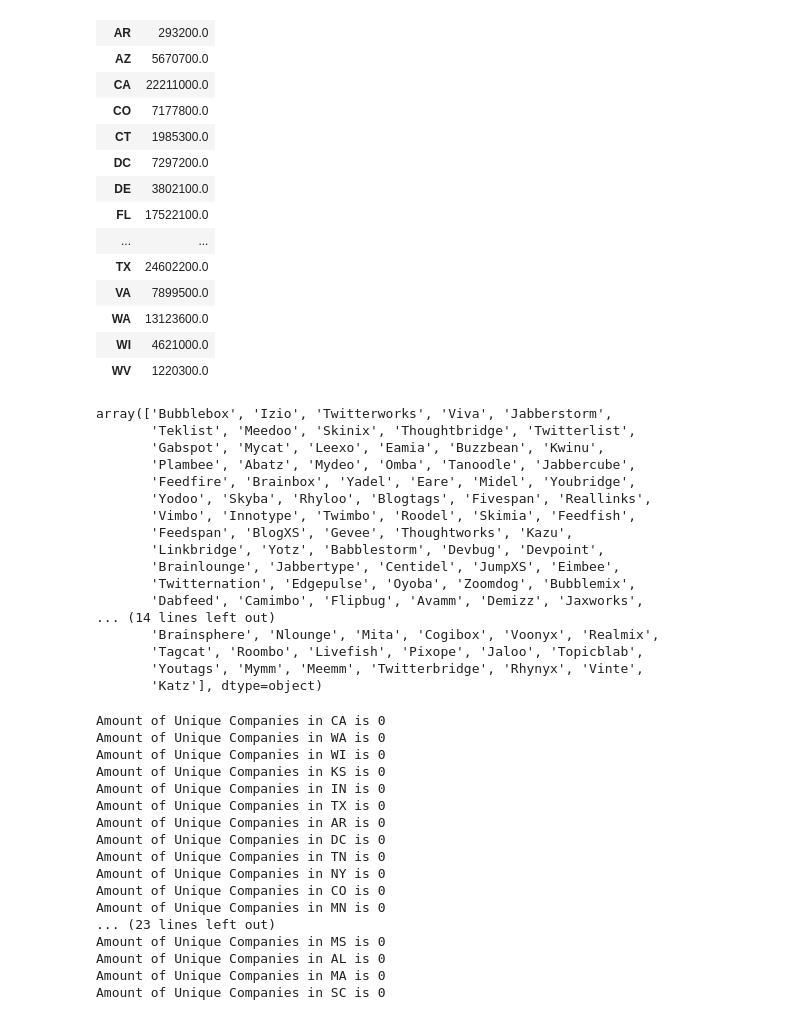
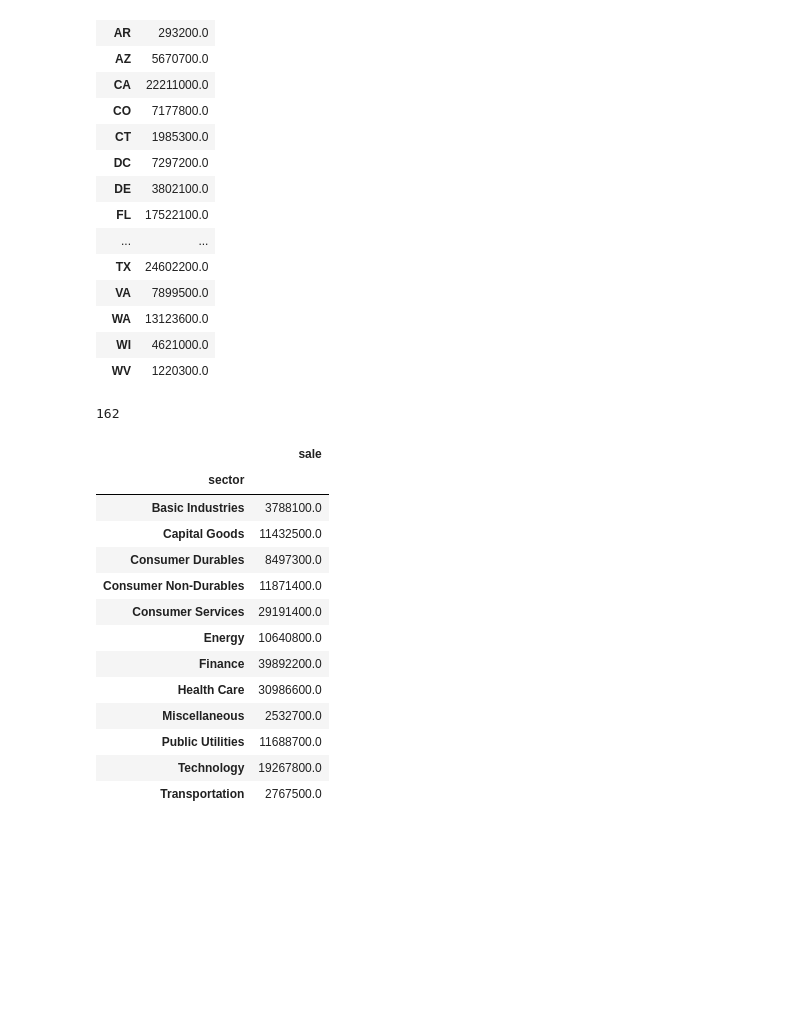
Before and after one commit to mmh1036/sales_analysis, a Jupyter notebook: notebooks/Contract Sales Analysis by State.ipynb, the cells around one changed output. Cells and saved outputs as stored; diff of their text form; code cells hidden in the pictures; blank space fills up the shorter version.

```diff
--- a/notebooks/Contract Sales Analysis by State.ipynb
+++ b/notebooks/Contract Sales Analysis by State.ipynb
@@ -98,46 +92,24 @@ df.groupby('state').agg({'sale': 'sum'})
 | WA | 13123600.0 |
 | WI | 4621000.0 |
 | WV | 1220300.0 |
-# %%
-unique_values = df['company'].unique()
-unique_values
-# %% [output]
-array(['Bubblebox', 'Izio', 'Twitterworks', 'Viva', 'Jabberstorm',
-       'Teklist', 'Meedoo', 'Skinix', 'Thoughtbridge', 'Twitterlist',
-       'Gabspot', 'Mycat', 'Leexo', 'Eamia', 'Buzzbean', 'Kwinu',
-       'Plambee', 'Abatz', 'Mydeo', 'Omba', 'Tanoodle', 'Jabbercube',
-       'Feedfire', 'Brainbox', 'Yadel', 'Eare', 'Midel', 'Youbridge',
-       'Yodoo', 'Skyba', 'Rhyloo', 'Blogtags', 'Fivespan', 'Reallinks',
-       'Vimbo', 'Innotype', 'Twimbo', 'Roodel', 'Skimia', 'Feedfish',
-       'Feedspan', 'BlogXS', 'Gevee', 'Thoughtworks', 'Kazu',
-       'Linkbridge', 'Yotz', 'Babblestorm', 'Devbug', 'Devpoint',
-       'Brainlounge', 'Jabbertype', 'Centidel', 'JumpXS', 'Eimbee',
-       'Twitternation', 'Edgepulse', 'Oyoba', 'Zoomdog', 'Bubblemix',
-       'Dabfeed', 'Camimbo', 'Flipbug', 'Avamm', 'Demizz', 'Jaxworks',
-... (14 lines left out)
-       'Brainsphere', 'Nlounge', 'Mita', 'Cogibox', 'Voonyx', 'Realmix',
-       'Tagcat', 'Roombo', 'Livefish', 'Pixope', 'Jaloo', 'Topicblab',
-       'Youtags', 'Mymm', 'Meemm', 'Twitterbridge', 'Rhynyx', 'Vinte',
-       'Katz'], dtype=object)
-# %%
-for company in unique_values:
-    df_uniquecomp = df[df['company']==state]
-    print ("Amount of Unique Companies in {} is {}".format(company, df_uniquecomp['state'].sum()))
-# %% [output]
-Amount of Unique Companies in CA is 0
-Amount of Unique Companies in WA is 0
-Amount of Unique Companies in WI is 0
-Amount of Unique Companies in KS is 0
-Amount of Unique Companies in IN is 0
-Amount of Unique Companies in TX is 0
-Amount of Unique Companies in AR is 0
-Amount of Unique Companies in DC is 0
-Amount of Unique Companies in TN is 0
-Amount of Unique Companies in NY is 0
-Amount of Unique Companies in CO is 0
-Amount of Unique Companies in MN is 0
-... (23 lines left out)
-Amount of Unique Companies in MS is 0
-Amount of Unique Companies in AL is 0
-Amount of Unique Companies in MA is 0
-Amount of Unique Companies in SC is 0
+# %%
+pd.Series(df['company']).nunique()
+# %% [output]
+162
+# %%
+df.groupby('sector').agg({'sale': 'sum'})
+# %% [output]
+|  | sale |
+| sector |  |
+| Basic Industries | 3788100.0 |
+| Capital Goods | 11432500.0 |
+| Consumer Durables | 8497300.0 |
+| Consumer Non-Durables | 11871400.0 |
+| Consumer Services | 29191400.0 |
+| Energy | 10640800.0 |
+| Finance | 39892200.0 |
+| Health Care | 30986600.0 |
+| Miscellaneous | 2532700.0 |
+| Public Utilities | 11688700.0 |
+| Technology | 19267800.0 |
+| Transportation | 2767500.0 |
```
Also changed, not shown: parts of 9 cells of this notebook.
